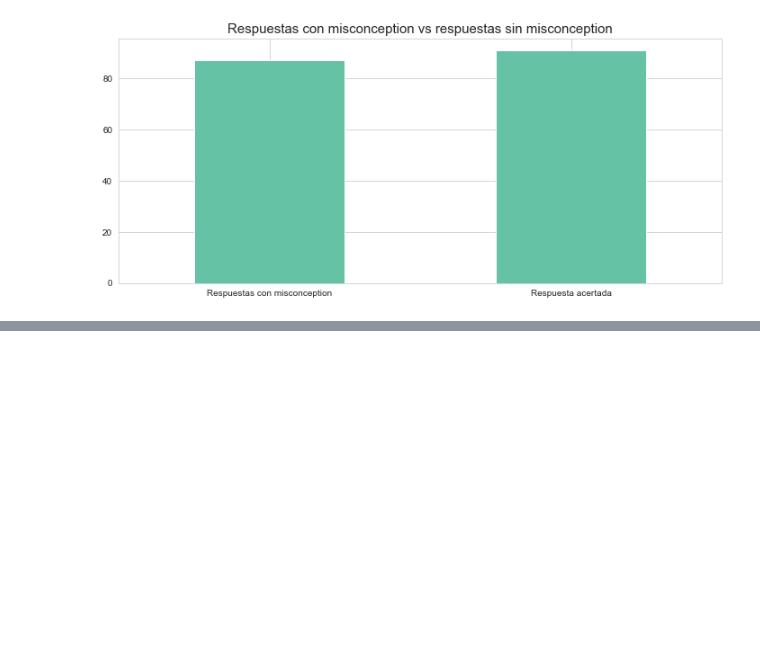
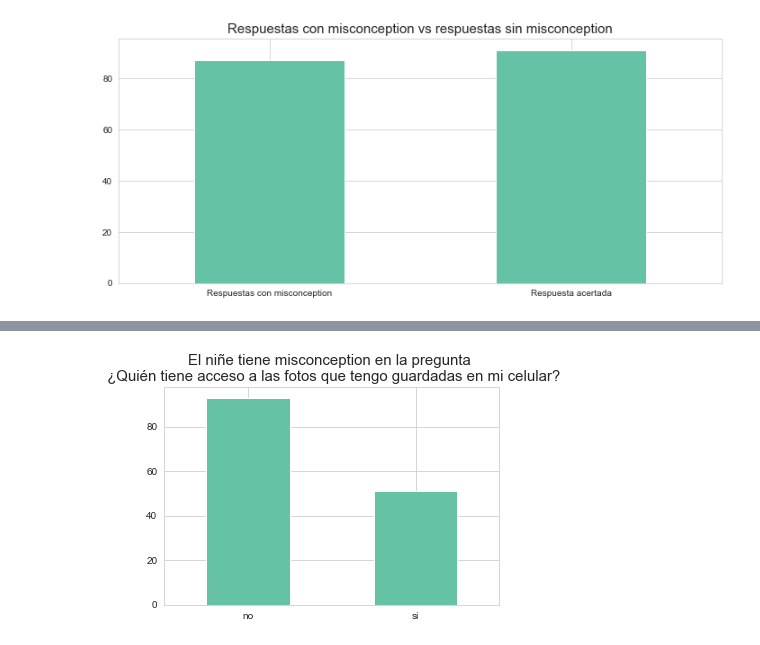
Before and after one commit to luparral/misconceptions, a Jupyter notebook: notebooks/Análisis exploratorio.ipynb, the cells around one changed output, grey strips where cells are left out. Cells and saved outputs as stored; diff of their text form; code cells hidden in the pictures; blank space fills up the shorter version.

```diff
--- a/notebooks/Análisis exploratorio.ipynb
+++ b/notebooks/Análisis exploratorio.ipynb
@@ -365,0 +391,10 @@ df_gratuidad
+# %%
+df['misconception_yt2'] = df['q_yt'].apply(lambda x: 'no' if (df['q_yt'].to_string()=='a_yt_muchisimascompu') else ('no se' if (df['q_yt'].to_string()=='a_yt_nose') else 'si'))
+
+
+
+#df['misconception_gratuidad2'] = df['q_gratuidad'].apply(lambda x: 'no' if 'a_gratuidad_publicidades' in x.split(',') else 'si')
+df1 = df[['q_yt', 'misconception_yt2']]
+
+
+# por que no printea nose????
@@ -365,0 +417,7 @@ df_gratuidad
+# %%
+df['misconception_acceso_fotos'] = np.where(df['q_acceso_fotos']=='a_acceso_fotos_yo', 'no', 'si')
+df["misconception_acceso_fotos"].value_counts().plot.bar(rot=0);
+plt.title("El niñe tiene misconception en la pregunta \n ¿Quién tiene acceso a las fotos que tengo guardadas en mi celular?", \
+          fontsize=15);
+# %% [output]
+[figure, added]
```
Also changed, not shown: parts of 13 cells of this notebook, 1 other file.
